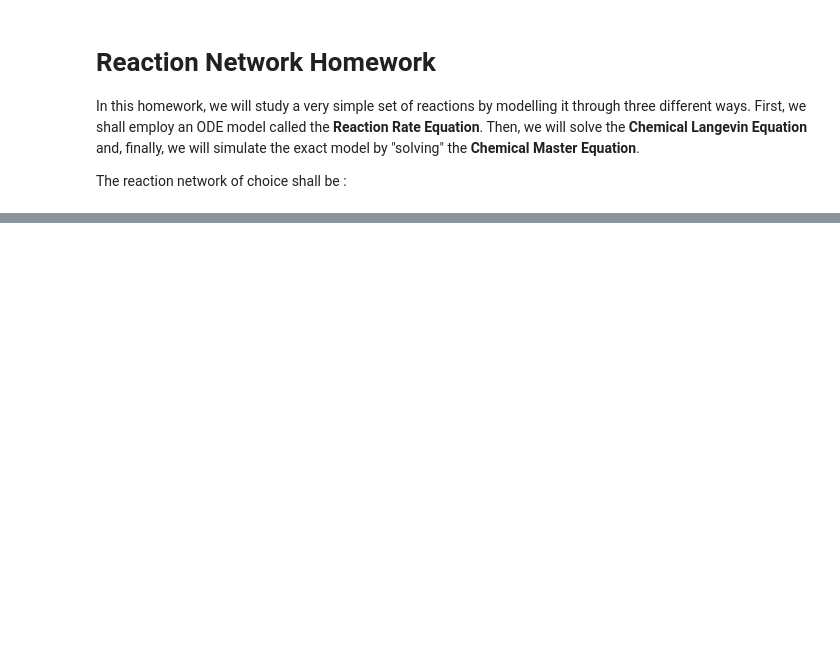
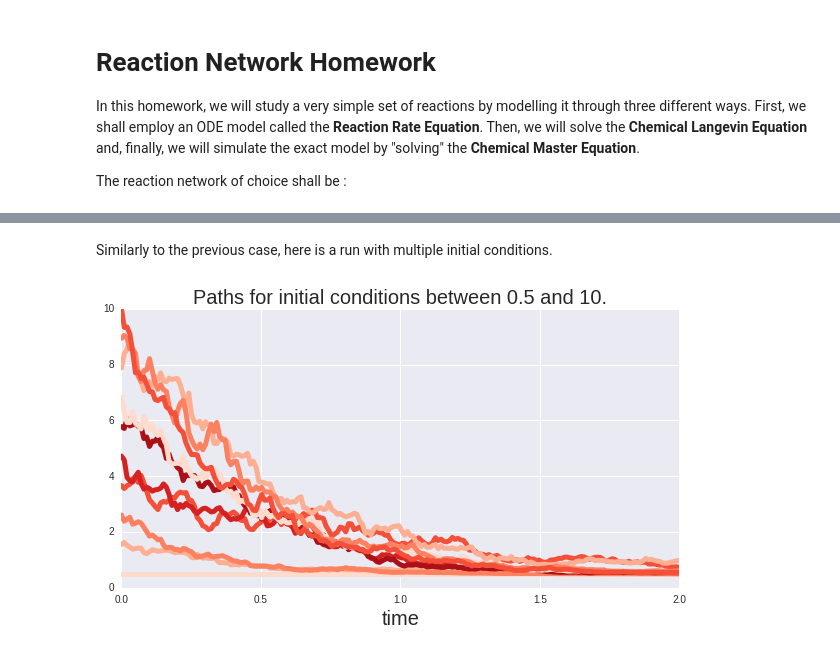
Before and after one commit to kgourgou/stoch-algo-variational-inference, a Jupyter notebook: ipython_notebooks/reactions.ipynb, the cells around one changed output, grey strips where cells are left out. Saved outputs shown, nothing was run; the diff lists cells and outputs as text; code cells hidden in the pictures; blank space fills up the shorter version.

```diff
--- a/ipython_notebooks/reactions.ipynb
+++ b/ipython_notebooks/reactions.ipynb
@@ -40,0 +58,47 @@ The reaction network of choice shall be :
+# %%
+def EM(xinit,T,Dt=0.1,a=1,mu=2):
+    '''
+        Returns the solution of the CLE with parameters a, mu
+
+        Arguments
+        =========
+        xinit : real, initial condition.
+        Dt    : real, stepsize of the Euler-Maruyama.
+        T     : real, final time to reach.
+        a     : real, parameter of the RHS.
+        mu    : real, parameter of the RHS.
+
+    '''
+
+    n = int(T/Dt) # number of steps to reach T
+    X = np.zeros(n)
+    z = randn(n)
+
+    X[0] = xinit # Initial condition
+
+    # EM method
+    for i in xrange(1,n):
+        X[i] = X[i-1] + Dt* (a-mu*X[i-1])+(np.sqrt(a)-np.sqrt(mu*X[i-1]))*np.sqrt(Dt)*z[i]
+
+    return X
+# %% [markdown]
+Similarly to the previous case, here is a run with multiple initial conditions.
+# %%
+T = 2
+Dt = 0.01
+def plotPaths(T,Dt):
+    n = int(T/Dt)
+    t = np.linspace(0,T,n)
+
+    xinitlist = np.linspace(0.5,10,10)
+
+    for x0 in xinitlist :
+        path = EM(xinit=x0,T=T,Dt=Dt,a=1,mu=2.0)
+        pl.plot(t, path,linewidth=5)
+
+    pl.xlabel('time', fontsize=20)
+    pl.title('Paths for initial conditions between 0.5 and 10.', fontsize=20)
+
+plotPaths(T,Dt)
+# %% [output]
+[figure, added]
```
Also changed, not shown: parts of 6 cells of this notebook.
